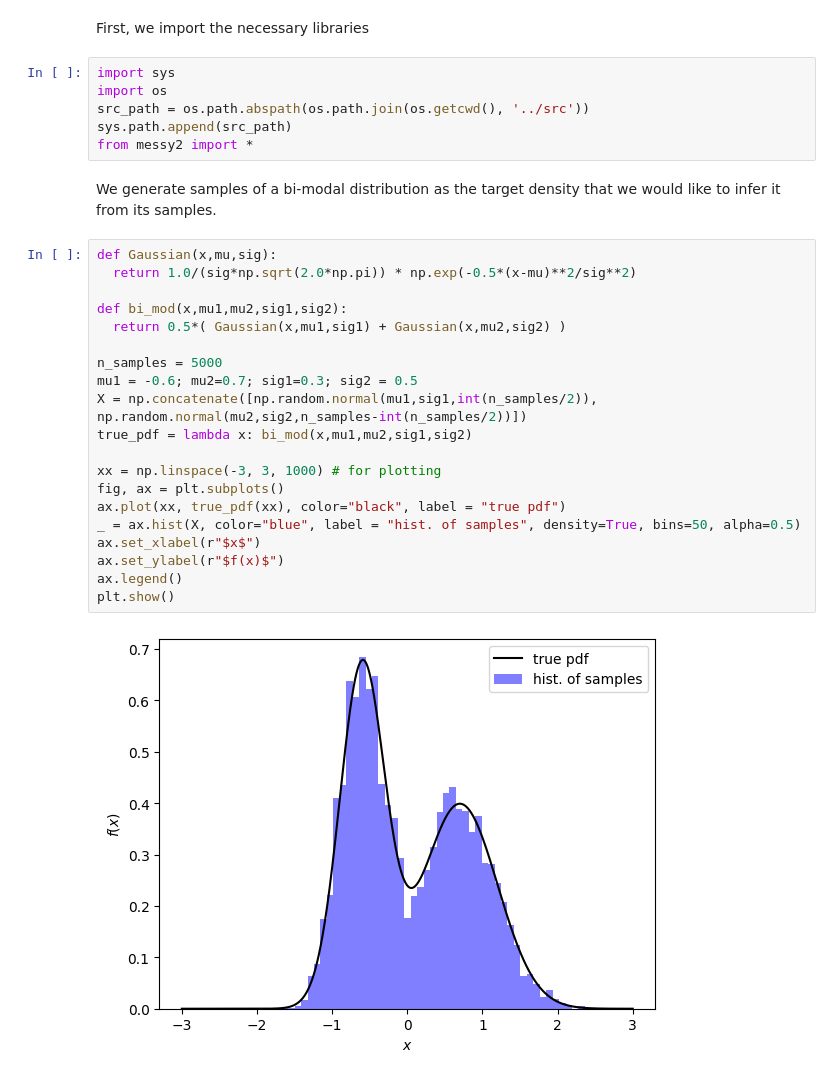
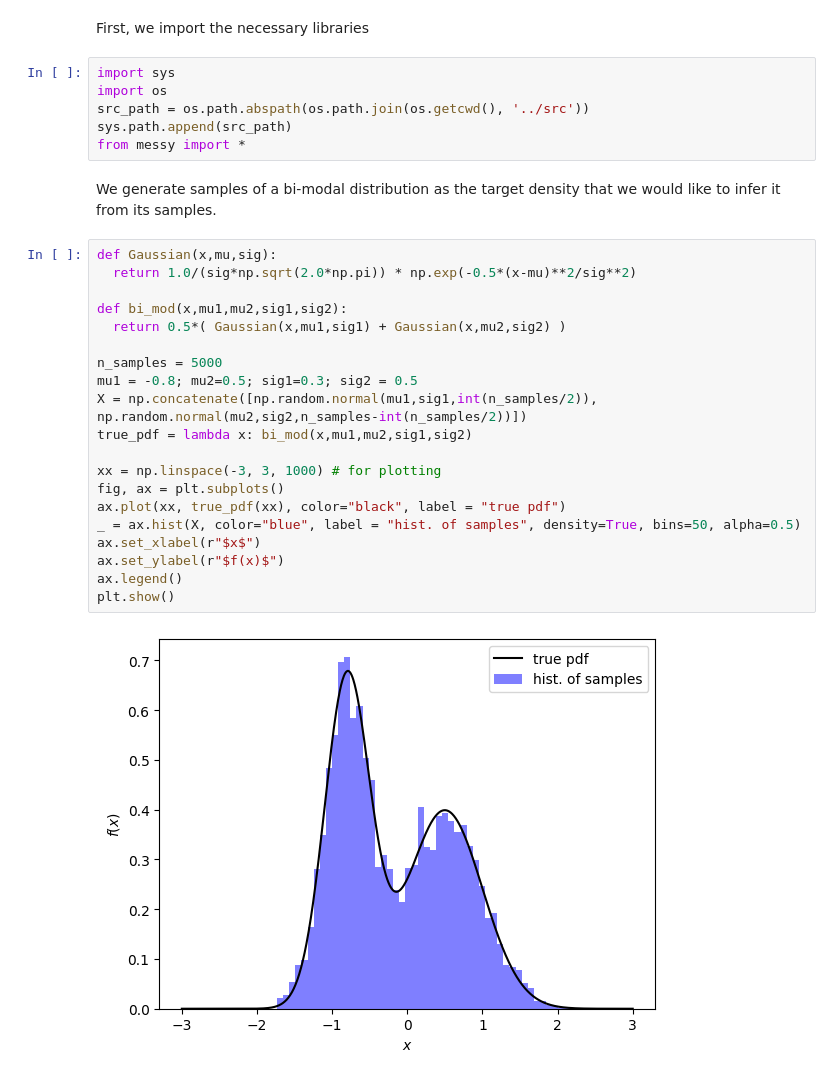
Before and after one commit to mohsensadr/MESSY, a Jupyter notebook: example/BiModal_1D.ipynb, the cells around one changed output. Cells and saved outputs as stored; diff of their text form.

```diff
--- a/example/BiModal_1D.ipynb
+++ b/example/BiModal_1D.ipynb
@@ -5,28 +5,28 @@ import sys
 import os
 src_path = os.path.abspath(os.path.join(os.getcwd(), '../src'))
 sys.path.append(src_path)
-from messy2 import *
+from messy import *
 # %% [markdown]
 We generate samples of a bi-modal distribution as the target density that we would like to infer it from its samples.
 # %%
 def Gaussian(x,mu,sig):
   return 1.0/(sig*np.sqrt(2.0*np.pi)) * np.exp(-0.5*(x-mu)**2/sig**2)
 
 def bi_mod(x,mu1,mu2,sig1,sig2):
   return 0.5*( Gaussian(x,mu1,sig1) + Gaussian(x,mu2,sig2) )
 
 n_samples = 5000
-mu1 = -0.6; mu2=0.7; sig1=0.3; sig2 = 0.5
+mu1 = -0.8; mu2=0.5; sig1=0.3; sig2 = 0.5
 X = np.concatenate([np.random.normal(mu1,sig1,int(n_samples/2)), np.random.normal(mu2,sig2,n_samples-int(n_samples/2))])
 true_pdf = lambda x: bi_mod(x,mu1,mu2,sig1,sig2)
 
 xx = np.linspace(-3, 3, 1000) # for plotting
 fig, ax = plt.subplots()
 ax.plot(xx, true_pdf(xx), color="black", label = "true pdf")
 _ = ax.hist(X, color="blue", label = "hist. of samples", density=True, bins=50, alpha=0.5)
 ax.set_xlabel(r"$x$")
 ax.set_ylabel(r"$f(x)$")
 ax.legend()
 plt.show()
 # %% [output]
-[figure, old version]
+[figure, new version]
```
Also changed, not shown: parts of 4 cells of this notebook, 1 other file.
